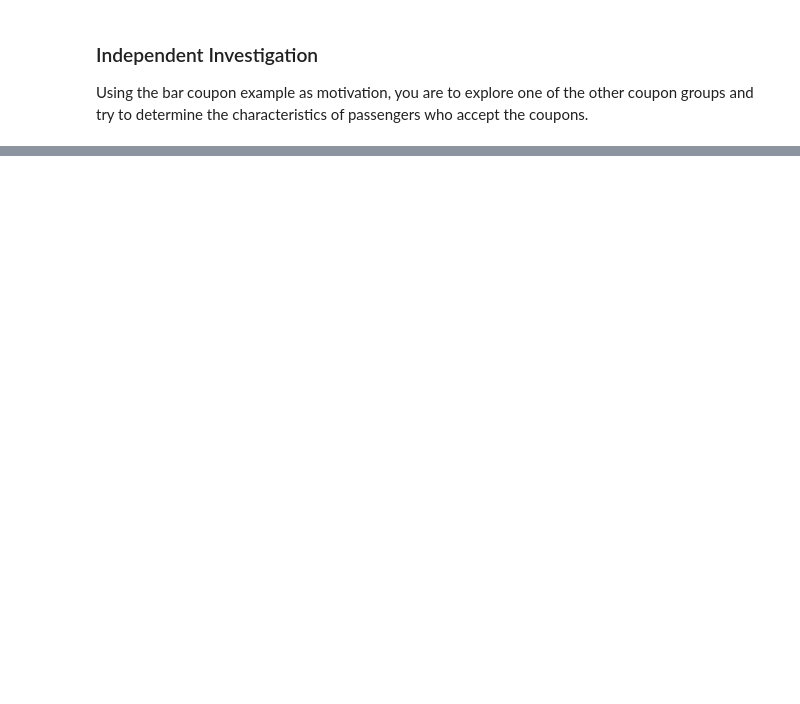
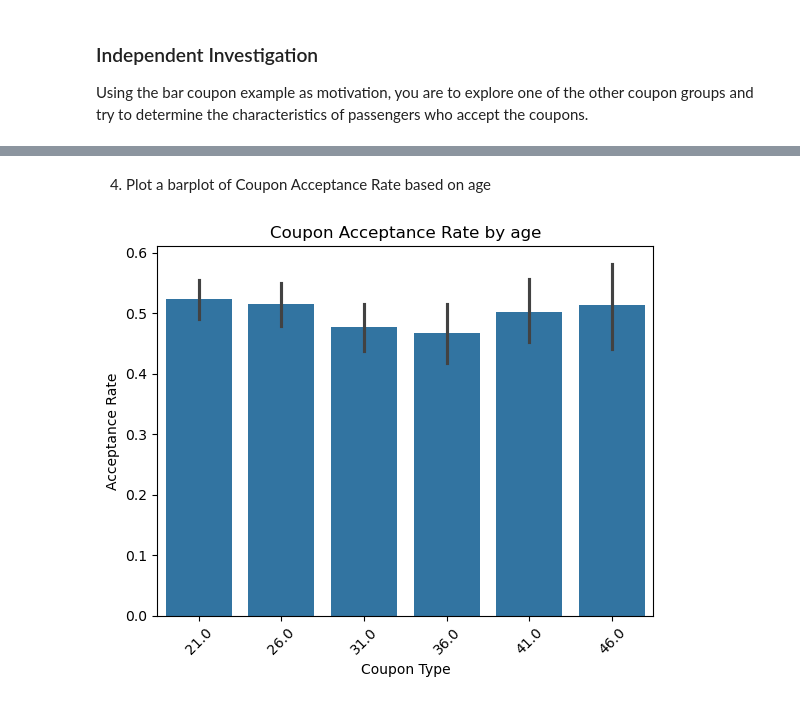
Before and after one commit to skavoori/practical-application-1, a Jupyter notebook: prompt.ipynb, the cells around one changed output, grey strips where cells are left out. Cells and saved outputs as stored; diff of their text form; code cells hidden in the pictures; blank space fills up the shorter version.

```diff
--- a/prompt.ipynb
+++ b/prompt.ipynb
@@ -557,0 +611,11 @@ df_ch
+# %% [markdown]
+4. Plot a barplot of Coupon Acceptance Rate based on age
+# %%
+sns.barplot(x='age', y='Y', data=df_ch)
+plt.xticks(rotation=45)
+plt.title('Coupon Acceptance Rate by age')
+plt.xlabel('Coupon Type')
+plt.ylabel('Acceptance Rate')
+plt.show()
+# %% [output]
+[figure, added]
```
Also changed, not shown: parts of 17 cells of this notebook, 1 other file.
